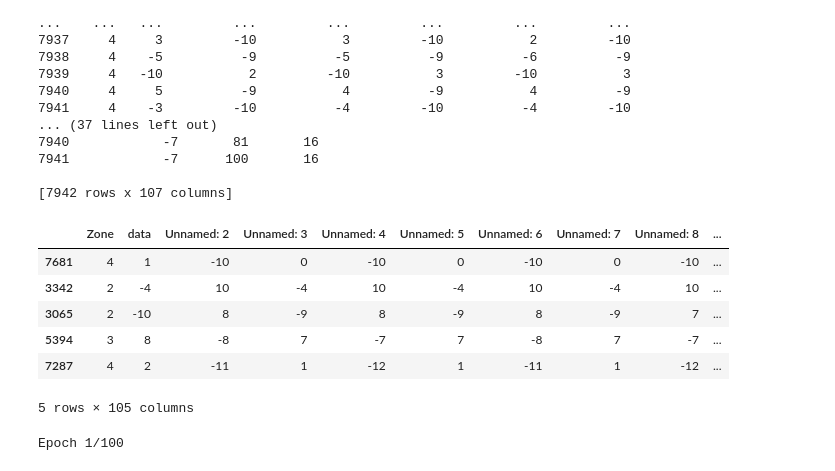
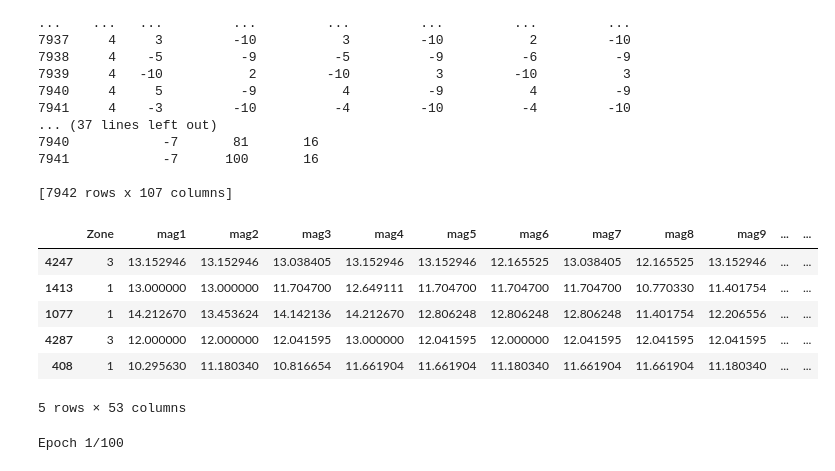
Before and after one commit to CSI-Project444/CSI, a Jupyter notebook: ANN.ipynb, the cells around one changed output. Saved outputs shown, nothing was run; the diff lists cells and outputs as text; code cells hidden in the pictures.

```diff
--- a/ANN.ipynb
+++ b/ANN.ipynb
@@ -41,17 +41,17 @@ import pandas as pd
 import seaborn as sns
 import matplotlib.pyplot as plt
 # %%
-url='https://raw.githubusercontent.com/CSI-Project444/CSI/main/Data/ez1.csv'
+url='https://raw.githubusercontent.com/CSI-Project444/CSI/main/Data/final02.csv'
 df=pd.read_csv(url)
 df.sample(5)
 # %% [output]
-|  | Zone | data | Unnamed: 2 | Unnamed: 3 | Unnamed: 4 | Unnamed: 5 | Unnamed: 6 | Unnamed: 7 | Unnamed: 8 | ... |
-| 7681 | 4 | 1 | -10 | 0 | -10 | 0 | -10 | 0 | -10 | ... |
-| 3342 | 2 | -4 | 10 | -4 | 10 | -4 | 10 | -4 | 10 | ... |
-| 3065 | 2 | -10 | 8 | -9 | 8 | -9 | 8 | -9 | 7 | ... |
-| 5394 | 3 | 8 | -8 | 7 | -7 | 7 | -8 | 7 | -7 | ... |
-| 7287 | 4 | 2 | -11 | 1 | -12 | 1 | -11 | 1 | -12 | ... |
+|  | Zone | mag1 | mag2 | mag3 | mag4 | mag5 | mag6 | mag7 | mag8 | mag9 | ... | ... |
+| 4247 | 3 | 13.152946 | 13.152946 | 13.038405 | 13.152946 | 13.152946 | 12.165525 | 13.038405 | 12.165525 | 13.152946 | ... | ... |
+| 1413 | 1 | 13.000000 | 13.000000 | 11.704700 | 12.649111 | 11.704700 | 11.704700 | 11.704700 | 10.770330 | 11.401754 | ... | ... |
+| 1077 | 1 | 14.212670 | 13.453624 | 14.142136 | 14.212670 | 12.806248 | 12.806248 | 12.806248 | 11.401754 | 12.206556 | ... | ... |
+| 4287 | 3 | 12.000000 | 12.000000 | 12.041595 | 13.000000 | 12.041595 | 12.000000 | 12.041595 | 12.041595 | 12.041595 | ... | ... |
+| 408 | 1 | 10.295630 | 11.180340 | 10.816654 | 11.661904 | 11.661904 | 11.180340 | 11.661904 | 11.661904 | 11.180340 | ... | ... |
-5 rows × 105 columns
+5 rows × 53 columns
 # %%
 from sklearn.preprocessing import StandardScaler
 from sklearn.preprocessing import OneHotEncoder
```
Also changed, not shown: parts of 2 cells of this notebook.
